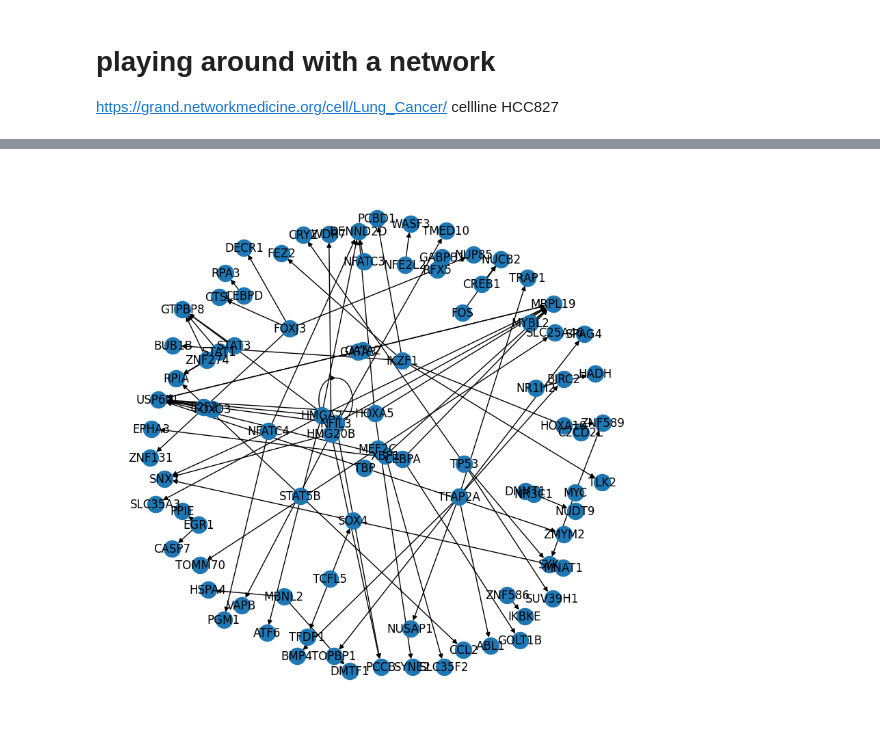
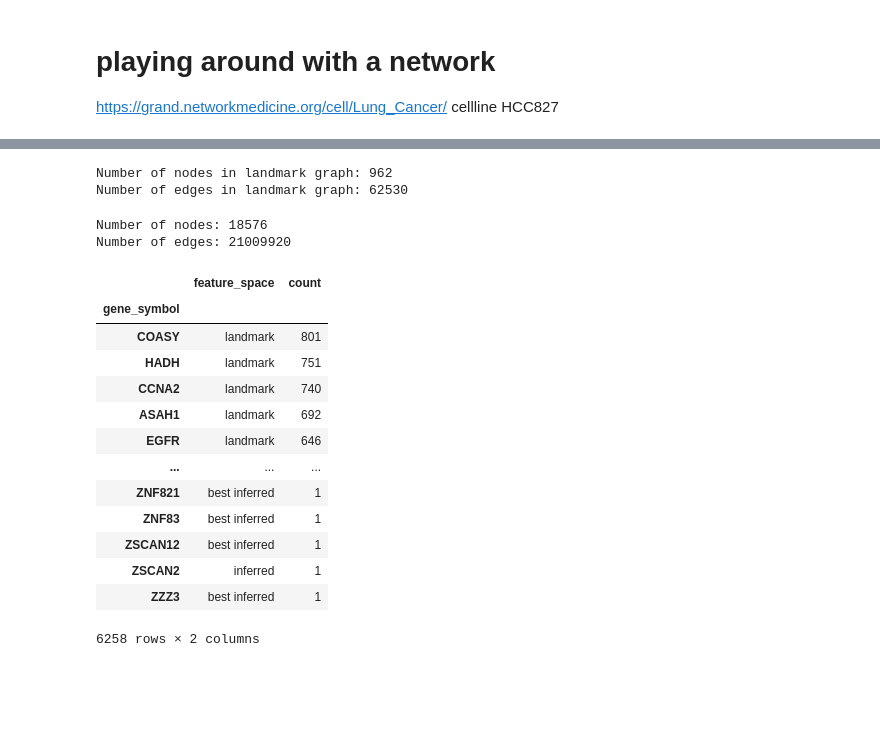
Before and after one commit to joh-dah/source_detection_in_grns, a Jupyter notebook: data_exploration/network_analysis/filter_edges.ipynb, the cells around one changed output, grey strips where cells are left out. Saved outputs shown, nothing was run; the diff lists cells and outputs as text; code cells hidden in the pictures; blank space fills up the shorter version.

```diff
--- a/data_exploration/network_analysis/filter_edges.ipynb
+++ b/data_exploration/network_analysis/filter_edges.ipynb
@@ -72,14 +230,3 @@ filtered_df
-# %%
-import networkx as nx
-import matplotlib.pyplot as plt
-
-# Create a directed graph from the filtered adjacency matrix
-G = nx.from_pandas_adjacency(filtered_df, create_using=nx.DiGraph)
-
-# remove vertices with degree 0
-G.remove_nodes_from(list(nx.isolates(G)))
-plt.figure(figsize=(8, 8))
-nx.draw(G, with_labels=True, node_size=300)  # Make the vertices smaller
-plt.show()
-# %% [output]
-[figure, removed]
+# %%
+# load the target counts
+target_counts = pd.read_csv('../data/target_counts.csv', index_col='gene_symbol')
@@ -85,0 +236,32 @@ plt.show()
+# %%
+# create a graph G_landmark that removes all nodes that are not listed in landmark_genes.txt
+landmark_genes = pd.read_csv('../data/landmark_genes.txt', header=None)
+landmark_genes = landmark_genes[0].tolist()
+G_landmark = G.subgraph(landmark_genes).copy()
+print(f"Number of nodes in landmark graph: {G_landmark.number_of_nodes()}")
+print(f"Number of edges in landmark graph: {G_landmark.number_of_edges()}")
+# %% [output]
+Number of nodes in landmark graph: 962
+Number of edges in landmark graph: 62530
+# %%
+# print data
+print(f"Number of nodes: {G.number_of_nodes()}")
+print(f"Number of edges: {G.number_of_edges()}")
+target_counts
+# %% [output]
+Number of nodes: 18576
+Number of edges: 21009920
+|  | feature_space | count |
+| gene_symbol |  |  |
+| COASY | landmark | 801 |
+| HADH | landmark | 751 |
+| CCNA2 | landmark | 740 |
+| ASAH1 | landmark | 692 |
+| EGFR | landmark | 646 |
+| ... | ... | ... |
+| ZNF821 | best inferred | 1 |
+| ZNF83 | best inferred | 1 |
+| ZSCAN12 | best inferred | 1 |
+| ZSCAN2 | inferred | 1 |
+| ZZZ3 | best inferred | 1 |
+6258 rows × 2 columns
```
Also changed, not shown: parts of 20 cells of this notebook, 3 other files.
